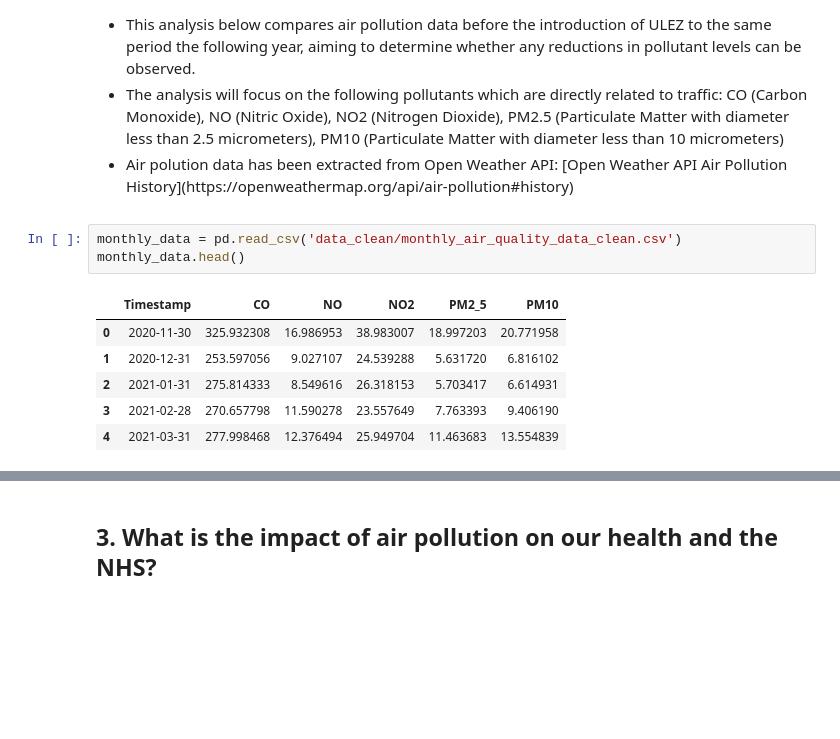
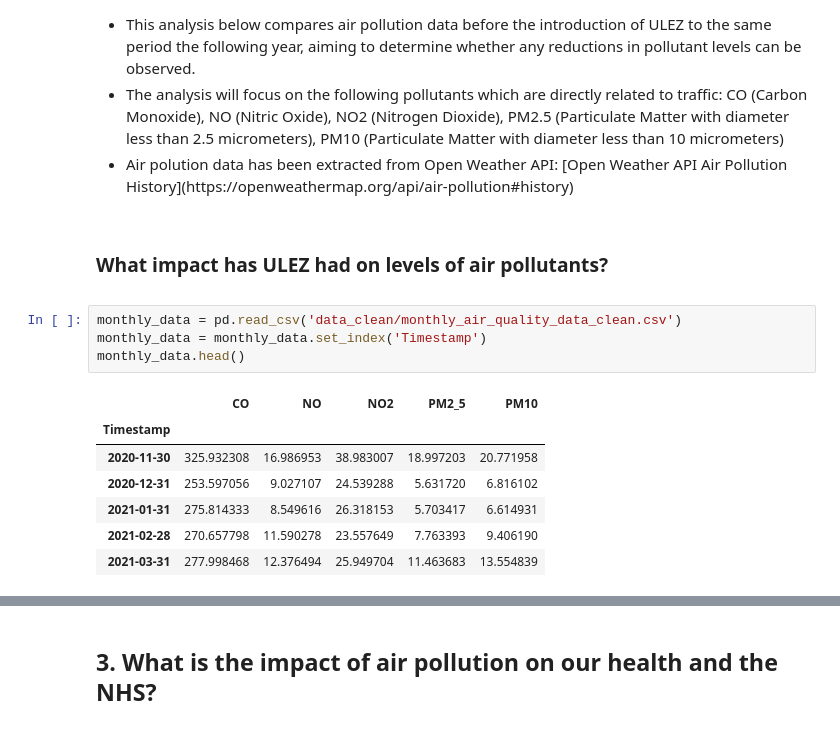
Before and after one commit to Frannerz/air_pollution_analysis, a Jupyter notebook: air_pollution_hammersmith.ipynb, the cells around one changed output, grey strips where cells are left out. Drawn from its saved outputs; the diff is of its cells as text; blank space fills up the shorter version.

Commit message:
section on ULEZ and traffic add

```diff
--- a/air_pollution_hammersmith.ipynb
+++ b/air_pollution_hammersmith.ipynb
@@ -1783,13 +1784,19 @@ NO (Nitric Oxide), NO2 (Nitrogen Dioxide), PM2.5 (Particulate Matter with diamet
         <li>Air polution data has been extracted from Open Weather API: [Open Weather API Air Pollution History](https://openweathermap.org/api/air-pollution#history)</li>
     </ul>
 </div>
+# %% [markdown]
+<div class="yellow small-padding">
+    <h3>What impact has ULEZ had on levels of air pollutants?</h3>
+</div>
 # %%
 monthly_data = pd.read_csv('data_clean/monthly_air_quality_data_clean.csv')
+monthly_data = monthly_data.set_index('Timestamp')
 monthly_data.head()
 # %% [output]
-|  | Timestamp | CO | NO | NO2 | PM2_5 | PM10 |
-| 0 | 2020-11-30 | 325.932308 | 16.986953 | 38.983007 | 18.997203 | 20.771958 |
-| 1 | 2020-12-31 | 253.597056 | 9.027107 | 24.539288 | 5.631720 | 6.816102 |
-| 2 | 2021-01-31 | 275.814333 | 8.549616 | 26.318153 | 5.703417 | 6.614931 |
-| 3 | 2021-02-28 | 270.657798 | 11.590278 | 23.557649 | 7.763393 | 9.406190 |
-| 4 | 2021-03-31 | 277.998468 | 12.376494 | 25.949704 | 11.463683 | 13.554839 |
+|  | CO | NO | NO2 | PM2_5 | PM10 |
+| Timestamp |  |  |  |  |  |
+| 2020-11-30 | 325.932308 | 16.986953 | 38.983007 | 18.997203 | 20.771958 |
+| 2020-12-31 | 253.597056 | 9.027107 | 24.539288 | 5.631720 | 6.816102 |
+| 2021-01-31 | 275.814333 | 8.549616 | 26.318153 | 5.703417 | 6.614931 |
+| 2021-02-28 | 270.657798 | 11.590278 | 23.557649 | 7.763393 | 9.406190 |
+| 2021-03-31 | 277.998468 | 12.376494 | 25.949704 | 11.463683 | 13.554839 |
```
Also changed, not shown: parts of 17 cells of this notebook, 2 other files.
